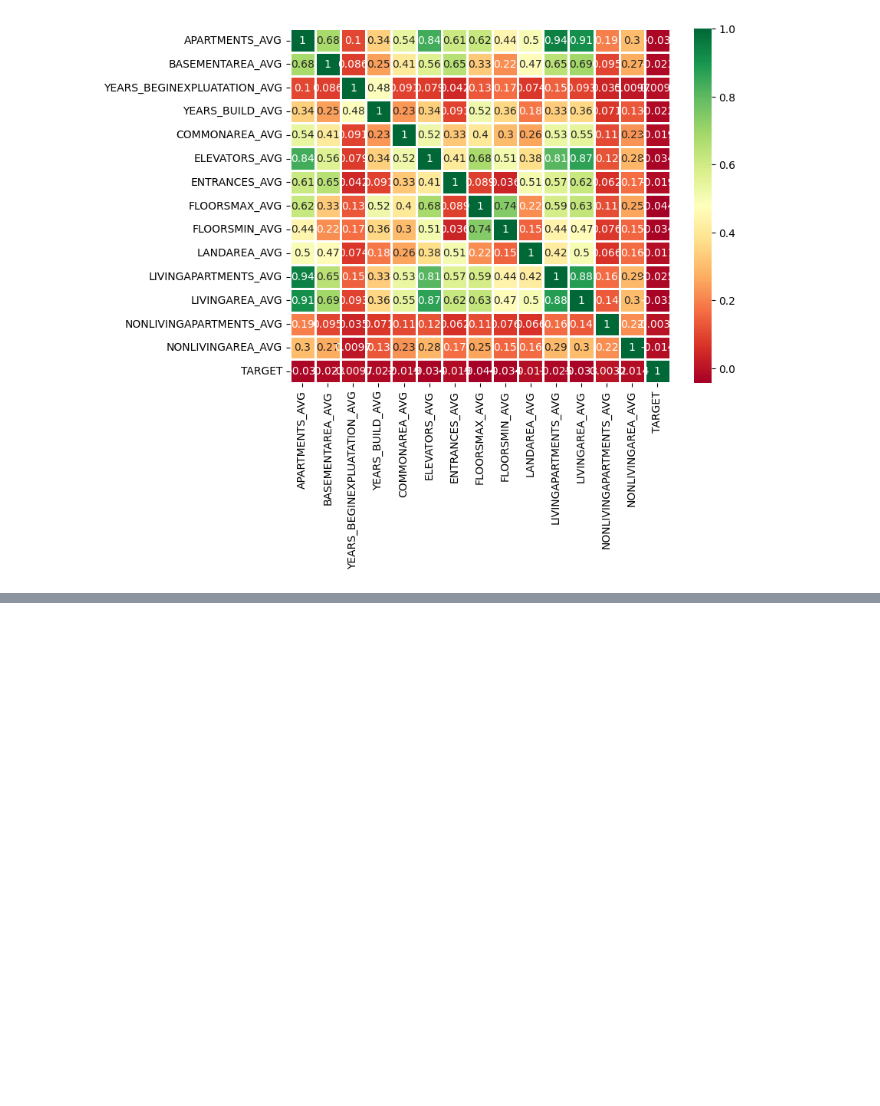
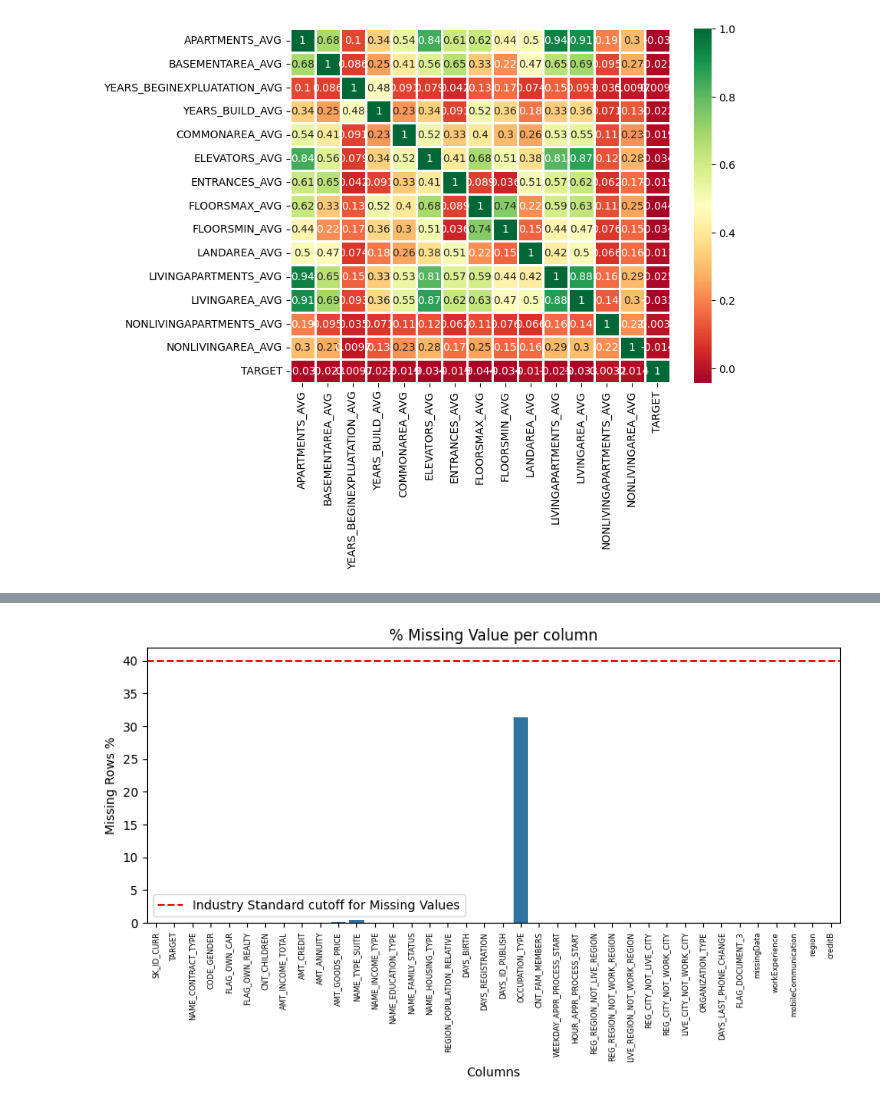
Before and after one commit to aver81/Loan-Defaulter-Classification, a Jupyter notebook: notebooks/LoanDefaulterClassification.ipynb, the cells around one changed output, grey strips where cells are left out. Cells and saved outputs as stored; diff of their text form; code cells hidden in the pictures; blank space fills up the shorter version.

```diff
--- a/notebooks/LoanDefaulterClassification.ipynb
+++ b/notebooks/LoanDefaulterClassification.ipynb
@@ -254,0 +324,6 @@ appData.shape
+# %%
+suspect_col = []
+for i in appData.columns:
+    if 'DAYS' in i:
+        suspect_col.append(i)
+        print(f"{i}: {defiFnx(i)}")
@@ -254,0 +351,4 @@ appData.shape
+# %%
+%%time
+for col in suspect_col:
+    appData[col] = (-appData[col]/365).astype('float')
@@ -255 +365,3 @@ appData.shape
+# %%
+appData.drop(columns = ['OWN_CAR_AGE'],inplace=True)
 # %% [markdown]
@@ -258,0 +430,12 @@ cols = ['TARGET','NAME_CONTRACT_TYPE','CODE_GENDER','FLAG_OWN_CAR','FLAG_OWN_REA
+# %%
+plt.figure(figsize=(10,4),dpi=100)
+sns.barplot(data=appData.isna().mean()*100)
+plt.axhline(y=40,color='red',linestyle = '--',label='Industry Standard cutoff for Missing Values')
+plt.legend()
+plt.xticks(rotation=90,fontsize=6)
+plt.title('% Missing Value per column')
+plt.xlabel('Columns')
+plt.ylabel('Missing Rows %')
+plt.show()
+# %% [output]
+[figure, added]
```
Also changed, not shown: parts of 42 cells of this notebook.
